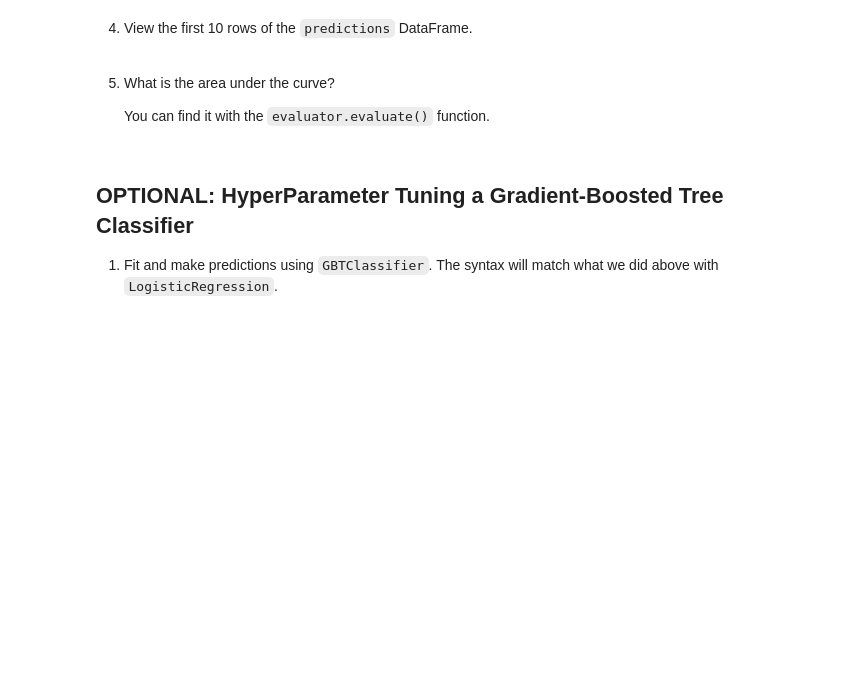
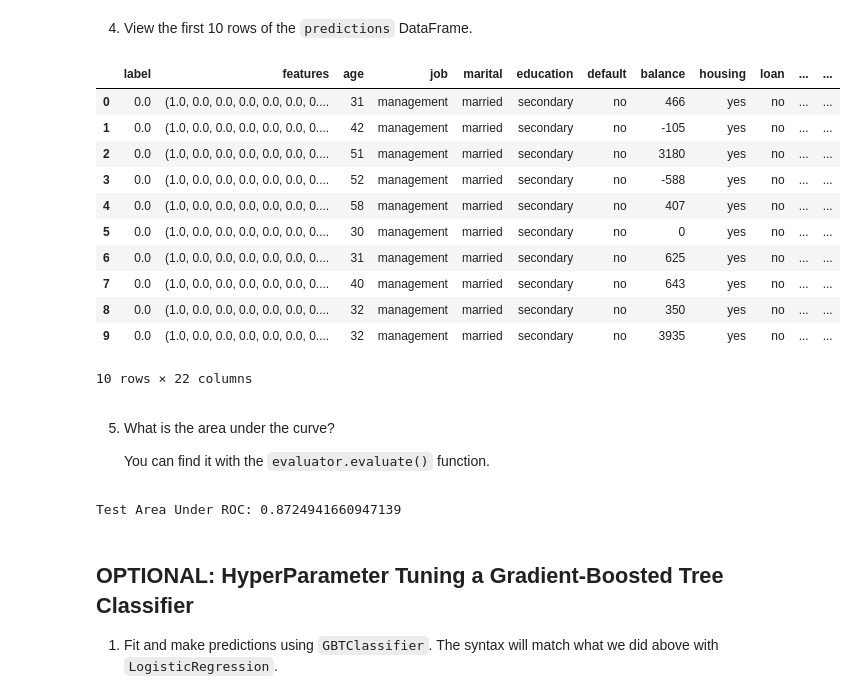
Before and after one commit to yinghu-math/mle9-yinghu, a Jupyter notebook: assignments/week-5-big-data/nb/subscription-prediction.ipynb, the cells around one changed output. Cells and saved outputs as stored; diff of their text form; code cells hidden in the pictures; blank space fills up the shorter version.

```diff
--- a/assignments/week-5-big-data/nb/subscription-prediction.ipynb
+++ b/assignments/week-5-big-data/nb/subscription-prediction.ipynb
@@ -423,5 +475,5 @@ From the transformation, we'd like to take the `label` and `features` columns as
 3. Use the `.select()` method to pull these columns from the `transformed_df` and reassign the resulting DataFrame to `sdf`.
 # %%
 selectedCols = ['label', 'features'] + sdf.columns
-sdf = None # [YOUR CODE HERE]
+sdf = transformed_df.select(selectedCols) # [YOUR CODE HERE]
 sdf.printSchema()
@@ -436,7 +516,7 @@ sdf.printSchema()
 
     Hint: Call the `.randomSplit()` method.
 # %%
-train, test = None # [YOUR CODE HERE]
+train, test = sdf.randomSplit([0.7, 0.3]) # [YOUR CODE HERE]
 # %% [markdown]
 6. What are the sizes of the training and test sets?
 # %%
@@ -455,3 +535,8 @@ from pyspark.ml.classification import LogisticRegression
+# %%
+from pyspark.ml.classification import LogisticRegression
+
+lr = LogisticRegression(featuresCol="features", labelCol="label", maxIter=10)
+lrModel = lr.fit(train)
 # %% [markdown]
 2. We can obtain the coefficients by using LogisticRegressionModel’s attributes. Look at the following plot of the beta coefficients.
 # %%
@@ -464,6 +551,6 @@ plt.show()
 # %% [markdown]
 3. Use the `.transform()` method to make predictions and save them as `predictions`.
 # %%
-predictions = None # [YOUR CODE HERE]
+predictions = lrModel.transform(test) # [YOUR CODE HERE]
 # %% [markdown]
 4. View the first 10 rows of the `predictions` DataFrame.
@@ -472,3 +557,18 @@ predictions = None # [YOUR CODE HERE]
+# %%
+pd.DataFrame(predictions.take(10), columns=predictions.columns)# [YOUR CODE HERE]
+# %% [output]
+|  | label | features | age | job | marital | education | default | balance | housing | loan | ... | ... |
+| 0 | 0.0 | (1.0, 0.0, 0.0, 0.0, 0.0, 0.0, 0.... | 31 | management | married | secondary | no | 466 | yes | no | ... | ... |
+| 1 | 0.0 | (1.0, 0.0, 0.0, 0.0, 0.0, 0.0, 0.... | 42 | management | married | secondary | no | -105 | yes | no | ... | ... |
+| 2 | 0.0 | (1.0, 0.0, 0.0, 0.0, 0.0, 0.0, 0.... | 51 | management | married | secondary | no | 3180 | yes | no | ... | ... |
+| 3 | 0.0 | (1.0, 0.0, 0.0, 0.0, 0.0, 0.0, 0.... | 52 | management | married | secondary | no | -588 | yes | no | ... | ... |
+| 4 | 0.0 | (1.0, 0.0, 0.0, 0.0, 0.0, 0.0, 0.... | 58 | management | married | secondary | no | 407 | yes | no | ... | ... |
+| 5 | 0.0 | (1.0, 0.0, 0.0, 0.0, 0.0, 0.0, 0.... | 30 | management | married | secondary | no | 0 | yes | no | ... | ... |
+| 6 | 0.0 | (1.0, 0.0, 0.0, 0.0, 0.0, 0.0, 0.... | 31 | management | married | secondary | no | 625 | yes | no | ... | ... |
+| 7 | 0.0 | (1.0, 0.0, 0.0, 0.0, 0.0, 0.0, 0.... | 40 | management | married | secondary | no | 643 | yes | no | ... | ... |
+| 8 | 0.0 | (1.0, 0.0, 0.0, 0.0, 0.0, 0.0, 0.... | 32 | management | married | secondary | no | 350 | yes | no | ... | ... |
+| 9 | 0.0 | (1.0, 0.0, 0.0, 0.0, 0.0, 0.0, 0.... | 32 | management | married | secondary | no | 3935 | yes | no | ... | ... |
+10 rows × 22 columns
 # %% [markdown]
 5. What is the area under the curve?
 
@@ -477,7 +577,9 @@ predictions = None # [YOUR CODE HERE]
 from pyspark.ml.evaluation import BinaryClassificationEvaluator
 
 evaluator = BinaryClassificationEvaluator()
-# [YOUR CODE HERE]
+print("Test Area Under ROC:", evaluator.evaluate(predictions))# [YOUR CODE HERE]
+# %% [output]
+Test Area Under ROC: 0.8724941660947139
 # %% [markdown]
 ## OPTIONAL: HyperParameter Tuning a Gradient-Boosted Tree Classifier
 
```
Also changed, not shown: parts of 34 cells of this notebook.
